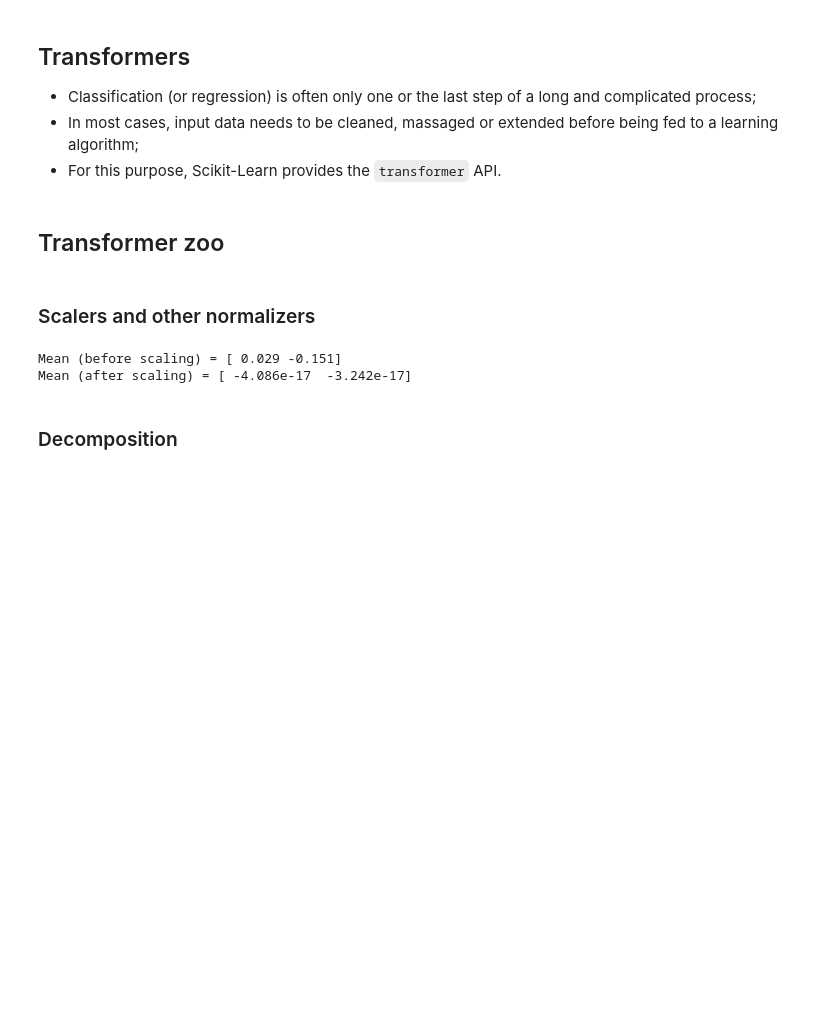
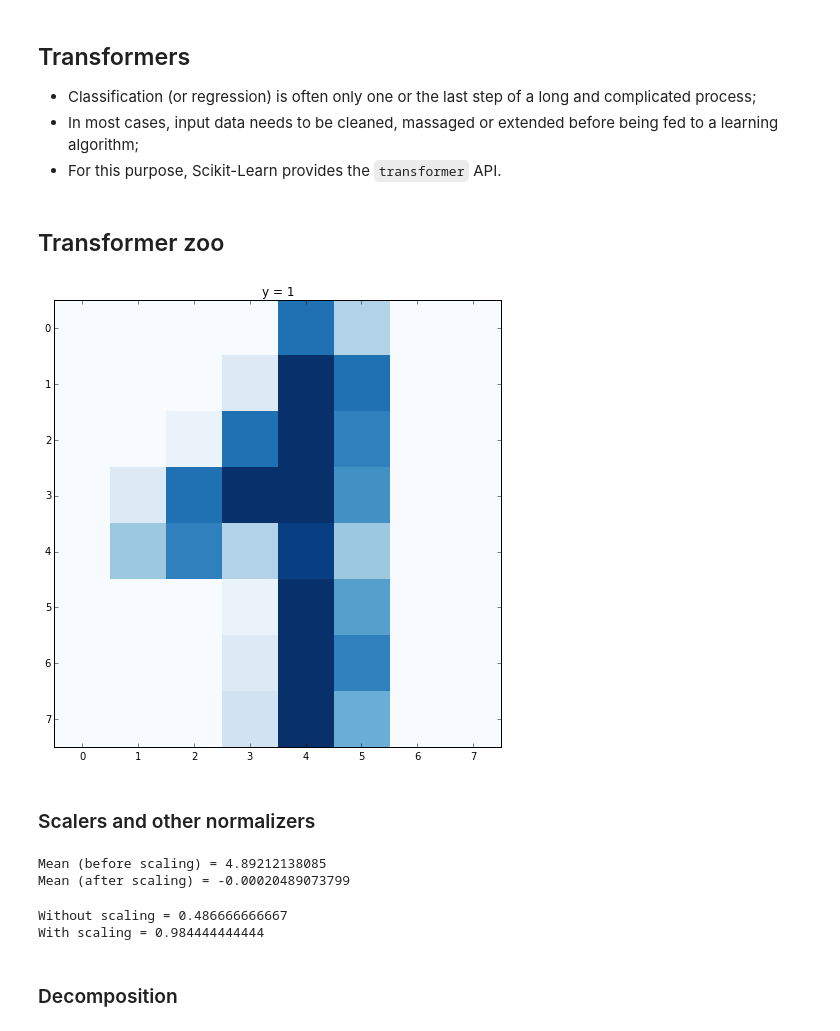
Before and after one commit to glouppe/tutorials-scikit-learn, a Jupyter notebook: An introduction to Machine Learning with Scikit-Learn.ipynb, the cells around one changed output. Saved outputs shown, nothing was run; the diff lists cells and outputs as text; code cells hidden in the pictures; blank space fills up the shorter version.

```diff
--- a/An introduction to Machine Learning with Scikit-Learn.ipynb
+++ b/An introduction to Machine Learning with Scikit-Learn.ipynb
@@ -535,20 +535,44 @@ class Transformer(object):
         return Xt
 # %% [markdown]
 ## Transformer zoo
+# %%
+# Load digits data
+from sklearn.datasets import load_digits
+from sklearn.model_selection import train_test_split
+digits = load_digits()
+X, y = digits.data, digits.target
+X_train, X_test, y_train, y_test = train_test_split(X, y, random_state=0)
+
+# Plot
+sample_id = 42
+plt.imshow(X[sample_id].reshape((8, 8)), interpolation="nearest", cmap=plt.cm.Blues)
+plt.title("y = %d" % y[sample_id])
+plt.show()
+# %% [output]
+[figure, added]
 # %% [markdown]
 ### Scalers and other normalizers
 # %%
 from sklearn.preprocessing import StandardScaler
 tf = StandardScaler()
-tf.fit(X, y)
-Xt = tf.transform(X)
-print("Mean (before scaling) =", np.mean(X, axis=0))
-print("Mean (after scaling) =", np.mean(Xt, axis=0))
+tf.fit(X_train, y_train)
+Xt_train = tf.transform(X)
+print("Mean (before scaling) =", np.mean(X_train))
+print("Mean (after scaling) =", np.mean(Xt_train))
 
 # Shortcut: Xt = tf.fit_transform(X)
 # See also Binarizer, MinMaxScaler, Normalizer, ...
 # %% [output]
-Mean (before scaling) = [ 0.029 -0.151]
-Mean (after scaling) = [ -4.086e-17  -3.242e-17]
+Mean (before scaling) = 4.89212138085
+Mean (after scaling) = -0.00020489073799
+# %%
+# Scaling is critical for some algorithms
+from sklearn.svm import SVC
+clf = SVC()
+print("Without scaling =", clf.fit(X_train, y_train).score(X_test, y_test))
+print("With scaling =", clf.fit(tf.transform(X_train), y_train).score(tf.transform(X_test), y_test))
+# %% [output]
+Without scaling = 0.486666666667
+With scaling = 0.984444444444
 # %% [markdown]
 ### Decomposition
```
Also changed, not shown: parts of 2 cells of this notebook.
